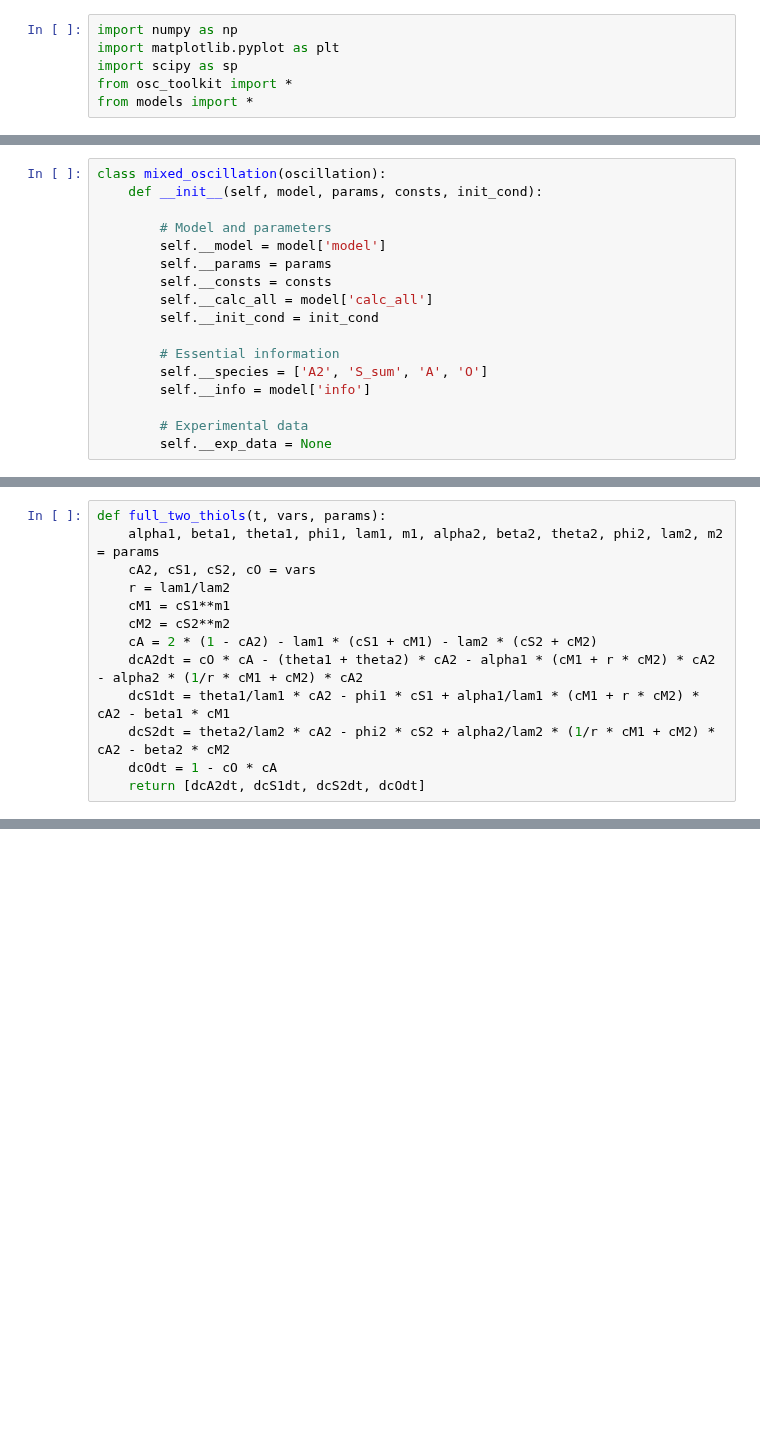
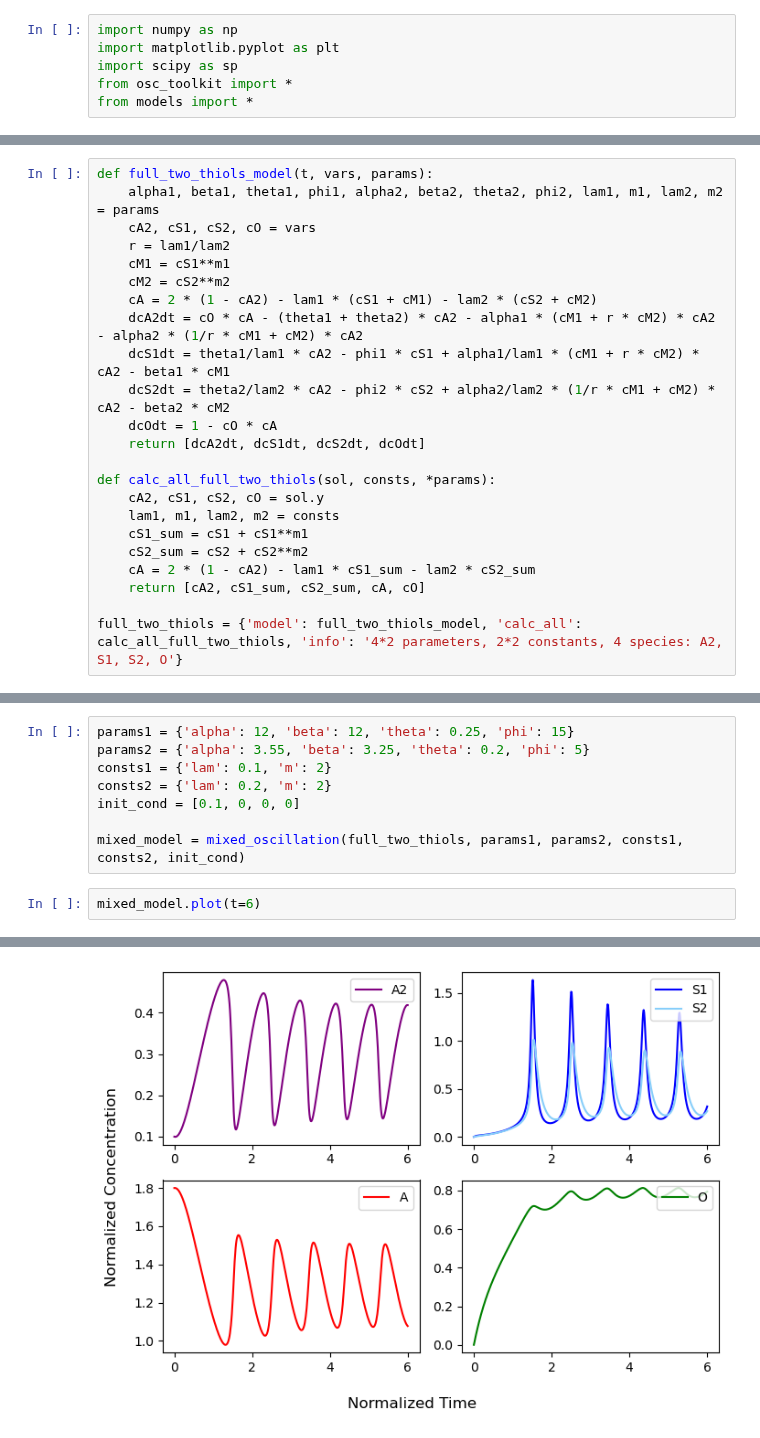
Before and after one commit to Zhiheng419/Chemical_Oscillation_Model, a Jupyter notebook: two_thiols.ipynb, the cells around one changed output, grey strips where cells are left out. Saved outputs shown, nothing was run; the diff lists cells and outputs as text; blank space fills up the shorter version.

Commit message:
added models for two thiols 260325

```diff
--- a/two_thiols.ipynb
+++ b/two_thiols.ipynb
@@ -18,18 +18 @@ model2 = oscillation(full_FTC_first_order['model'], list(params2.values()), list
 sol2 = model2.simulate(t=5)
-# %%
-class mixed_oscillation(oscillation):
-    def __init__(self, model, params, consts, init_cond):
-
-        # Model and parameters
-        self.__model = model['model']
-        self.__params = params
-        self.__consts = consts
-        self.__calc_all = model['calc_all']
-        self.__init_cond = init_cond
-
-        # Essential information
-        self.__species = ['A2', 'S_sum', 'A', 'O']
-        self.__info = model['info']
-
-        # Experimental data
-        self.__exp_data = None
@@ -36,6 +64,6 @@ class mixed_oscillation(oscillation):
 # %%
-def full_two_thiols(t, vars, params):
-    alpha1, beta1, theta1, phi1, lam1, m1, alpha2, beta2, theta2, phi2, lam2, m2 = params
+def full_two_thiols_model(t, vars, params):
+    alpha1, beta1, theta1, phi1, alpha2, beta2, theta2, phi2, lam1, m1, lam2, m2 = params
     cA2, cS1, cS2, cO = vars
     r = lam1/lam2
     cM1 = cS1**m1
@@ -46,3 +74,13 @@ def full_two_thiols(t, vars, params):
     dcS2dt = theta2/lam2 * cA2 - phi2 * cS2 + alpha2/lam2 * (1/r * cM1 + cM2) * cA2 - beta2 * cM2
     dcOdt = 1 - cO * cA
     return [dcA2dt, dcS1dt, dcS2dt, dcOdt]
+
+def calc_all_full_two_thiols(sol, consts, *params):
+    cA2, cS1, cS2, cO = sol.y
+    lam1, m1, lam2, m2 = consts
+    cS1_sum = cS1 + cS1**m1
+    cS2_sum = cS2 + cS2**m2
+    cA = 2 * (1 - cA2) - lam1 * cS1_sum - lam2 * cS2_sum
+    return [cA2, cS1_sum, cS2_sum, cA, cO]
+
+full_two_thiols = {'model': full_two_thiols_model, 'calc_all': calc_all_full_two_thiols, 'info': '4*2 parameters, 2*2 constants, 4 species: A2, S1, S2, O'}
@@ -74,0 +87,11 @@ for a in ax:
+# %%
+params1 = {'alpha': 12, 'beta': 12, 'theta': 0.25, 'phi': 15}
+params2 = {'alpha': 3.55, 'beta': 3.25, 'theta': 0.2, 'phi': 5}
+consts1 = {'lam': 0.1, 'm': 2}
+consts2 = {'lam': 0.2, 'm': 2}
+init_cond = [0.1, 0, 0, 0]
+
+mixed_model = mixed_oscillation(full_two_thiols, params1, params2, consts1, consts2, init_cond)
+# %%
+mixed_model.plot(t=6)
+# %% [output]
@@ -74,0 +101 @@ for a in ax:
+[figure, added]
```
Also changed, not shown: parts of 7 cells of this notebook, 3 other files.
